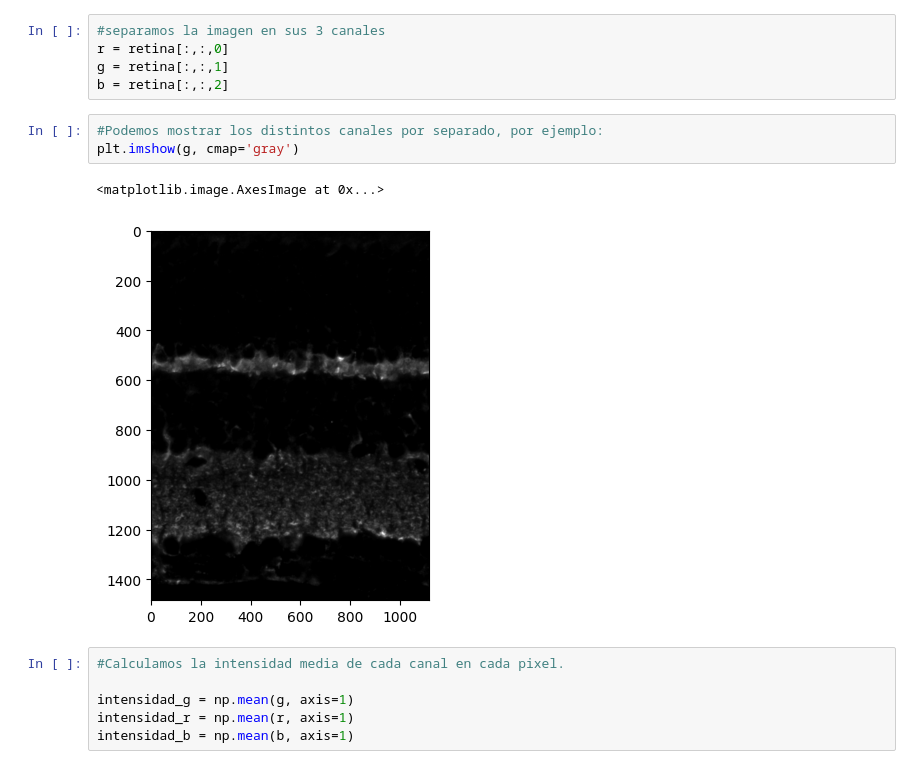
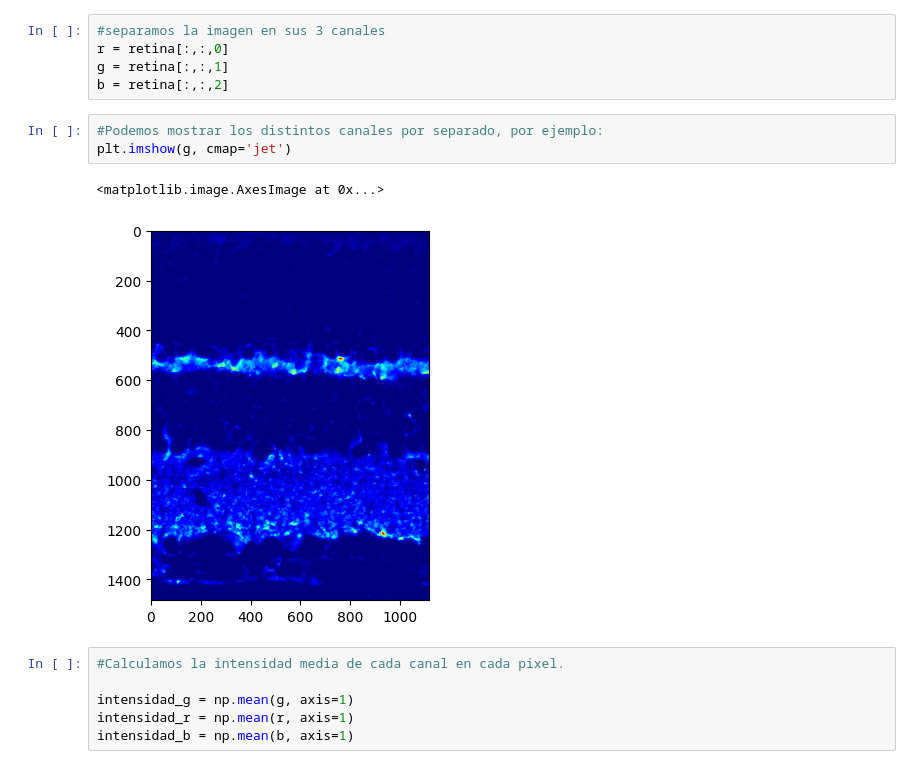
Before and after one commit to SalvadorCalanni/Confocal-Image-Analysis-Workshop-with-Python, a Jupyter notebook: Las bases/LasBases.ipynb, the cells around one changed output. Saved outputs shown, nothing was run; the diff lists cells and outputs as text.

```diff
--- a/Las bases/LasBases.ipynb
+++ b/Las bases/LasBases.ipynb
@@ -324,10 +324,10 @@ g = retina[:,:,1]
 b = retina[:,:,2]
 # %%
 #Podemos mostrar los distintos canales por separado, por ejemplo:
-plt.imshow(g, cmap='gray')
+plt.imshow(g, cmap='jet')
 # %% [output]
 <matplotlib.image.AxesImage at 0x...>
-[figure, old version]
+[figure, new version]
 # %%
 #Calculamos la intensidad media de cada canal en cada pixel.
 
```
Also changed, not shown: parts of 5 cells of this notebook, 1 other file.
